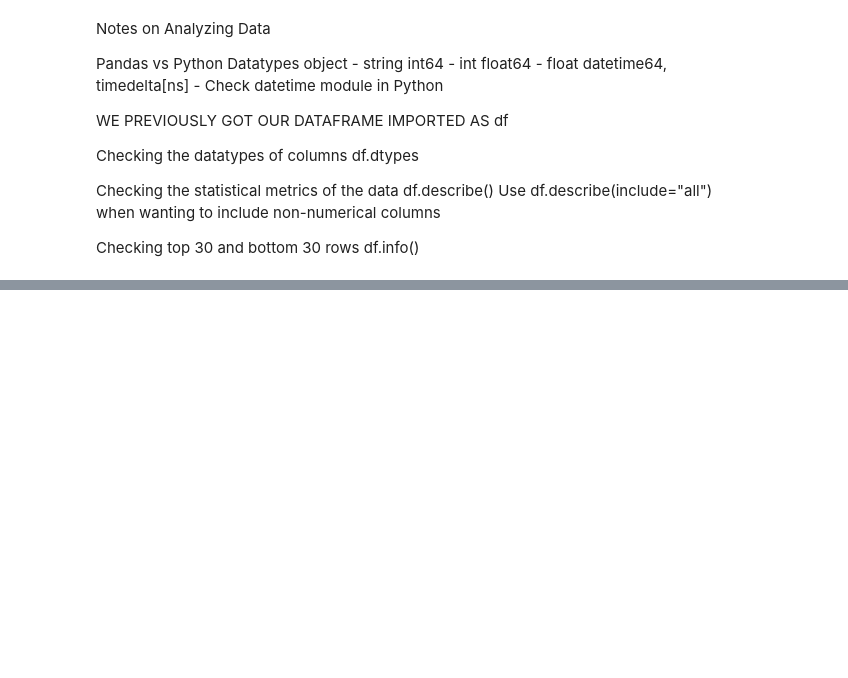
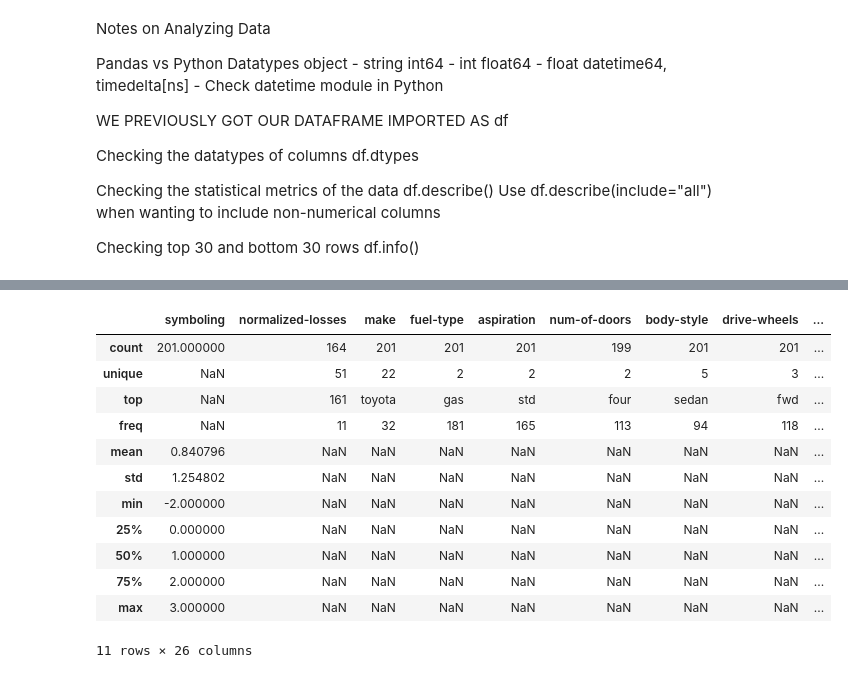
Before and after one commit to PosgradoMNA/actividades-de-aprendizaje-ajuarezjc, a Jupyter notebook: DataAnalysisPython_Module1.ipynb, the cells around one changed output, grey strips where cells are left out. Cells and saved outputs as stored; diff of their text form; code cells hidden in the pictures; blank space fills up the shorter version.

Commit message:
Lab for Module 1 for DataAnalysis Course

```diff
--- a/DataAnalysisPython_Module1.ipynb
+++ b/DataAnalysisPython_Module1.ipynb
@@ -73,3 +73,42 @@ Use df.describe(include="all") when wanting to include non-numerical columns
 
 Checking top 30 and bottom 30 rows
 df.info()
+# %%
+'''
+
+Module 1
+Lab 1
+
+'''
+import pandas as pd
+import numpy as np
+
+# Reading the file
+path = "https://cf-courses-data.s3.us.cloud-object-storage.appdomain.cloud/IBMDeveloperSkillsNetwork-DA0101EN-SkillsNetwork/labs/Data%20files/auto.csv"
+df = pd.read_csv(path, header=None)
+# %%
+#First 5 rows
+df.head(5)
+
+#Checking the bottom 10 rows
+df.tail(10)
+
+#Setting the headers
+headers = ["symboling","normalized-losses","make","fuel-type","aspiration", "num-of-doors","body-style",
+         "drive-wheels","engine-location","wheel-base", "length","width","height","curb-weight","engine-type",
+         "num-of-cylinders", "engine-size","fuel-system","bore","stroke","compression-ratio","horsepower",
+         "peak-rpm","city-mpg","highway-mpg","price"]
+
+df.columns = headers
+df.head(10)
+
+#Replacing ? with a Nan so we can drop them
+df1=df.replace('?',np.NaN)
+df=df1.dropna(subset=["price"], axis=0)
+df.head(20)
+
+#Getting the column names of the data frame
+print(df.columns)
+
+#Saving the data set
+df1.to_csv("automobile.csv", index = False)
@@ -75,0 +144,18 @@ df.info()
+# %%
+#Cheking the description of the dataframe
+df.describe()
+df.describe(include='all')
+# %% [output]
+|  | symboling | normalized-losses | make | fuel-type | aspiration | num-of-doors | body-style | drive-wheels | ... |
+| count | 201.000000 | 164 | 201 | 201 | 201 | 199 | 201 | 201 | ... |
+| unique | NaN | 51 | 22 | 2 | 2 | 2 | 5 | 3 | ... |
+| top | NaN | 161 | toyota | gas | std | four | sedan | fwd | ... |
+| freq | NaN | 11 | 32 | 181 | 165 | 113 | 94 | 118 | ... |
+| mean | 0.840796 | NaN | NaN | NaN | NaN | NaN | NaN | NaN | ... |
+| std | 1.254802 | NaN | NaN | NaN | NaN | NaN | NaN | NaN | ... |
+| min | -2.000000 | NaN | NaN | NaN | NaN | NaN | NaN | NaN | ... |
+| 25% | 0.000000 | NaN | NaN | NaN | NaN | NaN | NaN | NaN | ... |
+| 50% | 1.000000 | NaN | NaN | NaN | NaN | NaN | NaN | NaN | ... |
+| 75% | 2.000000 | NaN | NaN | NaN | NaN | NaN | NaN | NaN | ... |
+| max | 3.000000 | NaN | NaN | NaN | NaN | NaN | NaN | NaN | ... |
+11 rows × 26 columns
```
Also changed, not shown: parts of 4 cells of this notebook.
